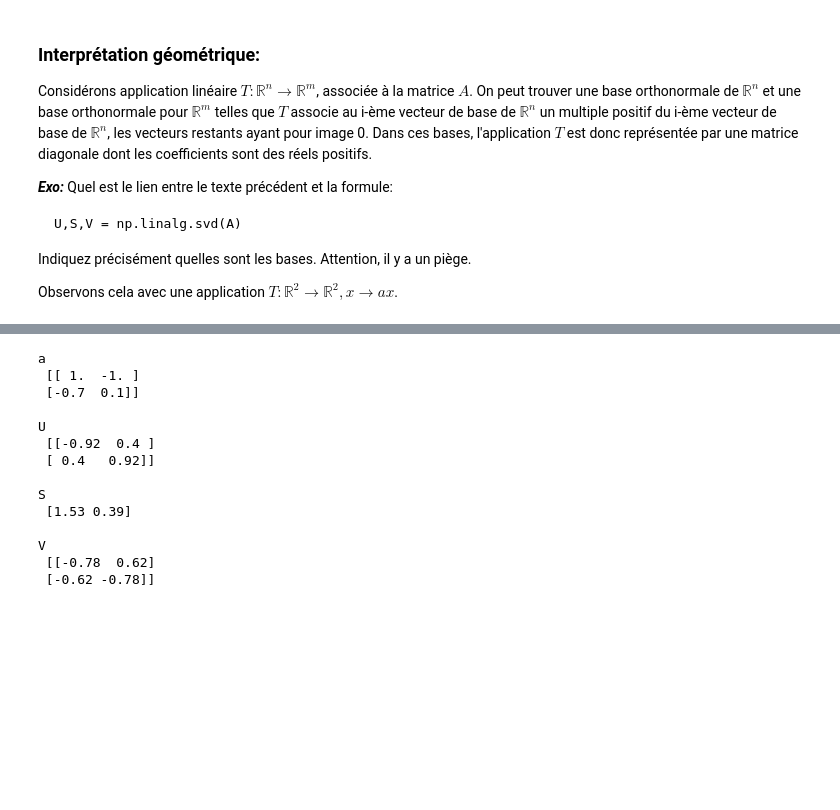
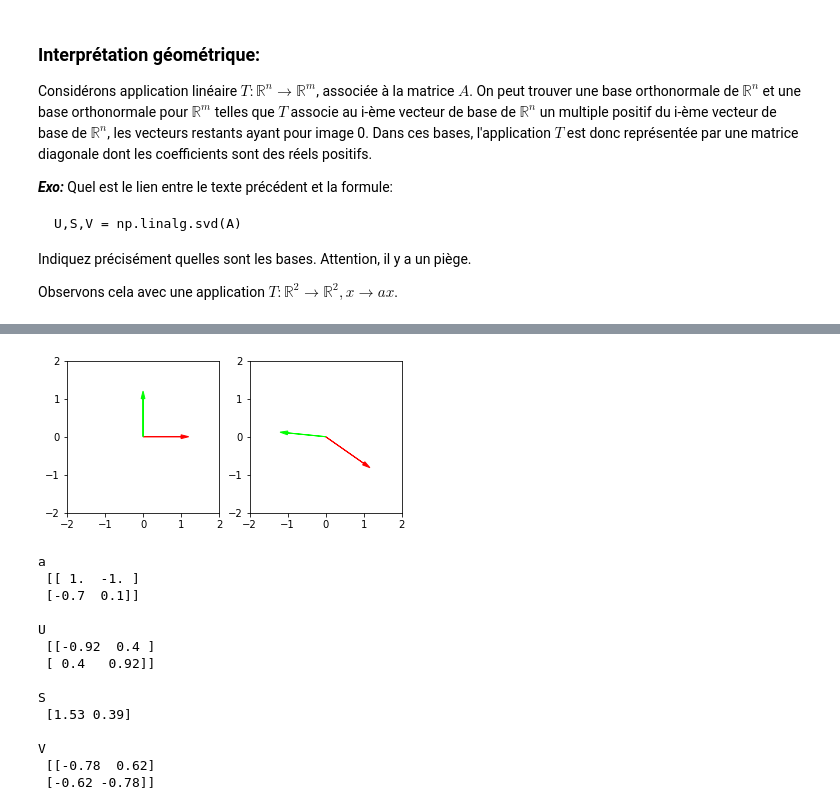
Before and after one commit to vincentvigon/aleaDataSignal, a Jupyter notebook: alea/10-RadomVec_GaussianVec.ipynb, the cells around one changed output, grey strips where cells are left out. Cells and saved outputs as stored; diff of their text form; code cells hidden in the pictures; blank space fills up the shorter version.

```diff
--- a/alea/10-RadomVec_GaussianVec.ipynb
+++ b/alea/10-RadomVec_GaussianVec.ipynb
@@ -65,7 +65,7 @@ Observons cela avec une application $T : \mathbb R^2 \to \mathbb R^2, x \to ax$.
 # %%
 import matplotlib.patches as patches
 
-def showBasis(vecs,lim=(-2,2),color0=(1,0,0),color1=(0,1,0):
+def showBasis(vecs,lim=(-2,2),color0=(1,0,0),color1=(0,1,0)):
 
     vec0=vecs[:,0]
     vec1=vecs[:,1]
@@ -95,3 +94,4 @@ SyntaxError: invalid syntax (<ipython-input-23-0692074bb260>, line 2)
+[figure, added]
 # %%
 """ observons maintenant les transformations pas à pas """
 U,S,V = np.linalg.svd(a)
```
Also changed, not shown: parts of 1 cell of this notebook, 1 other file.
